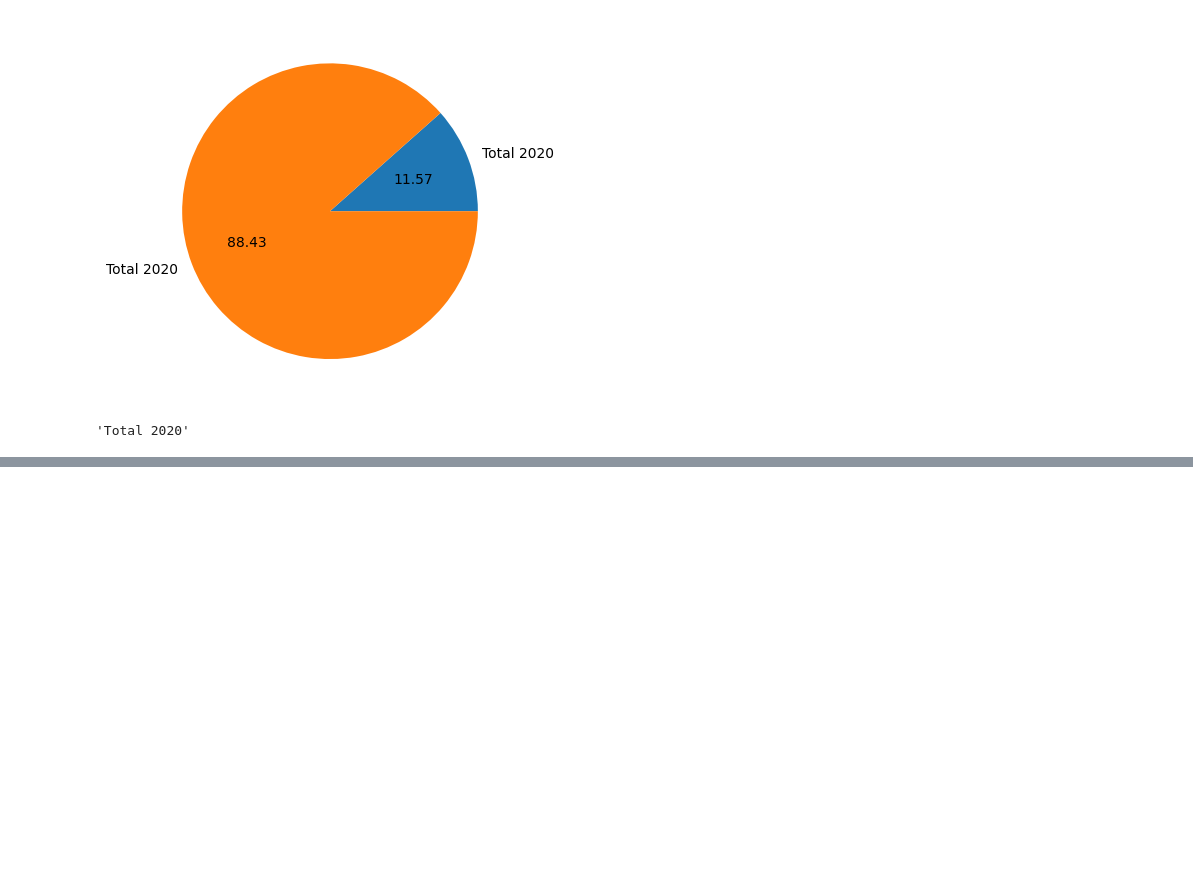
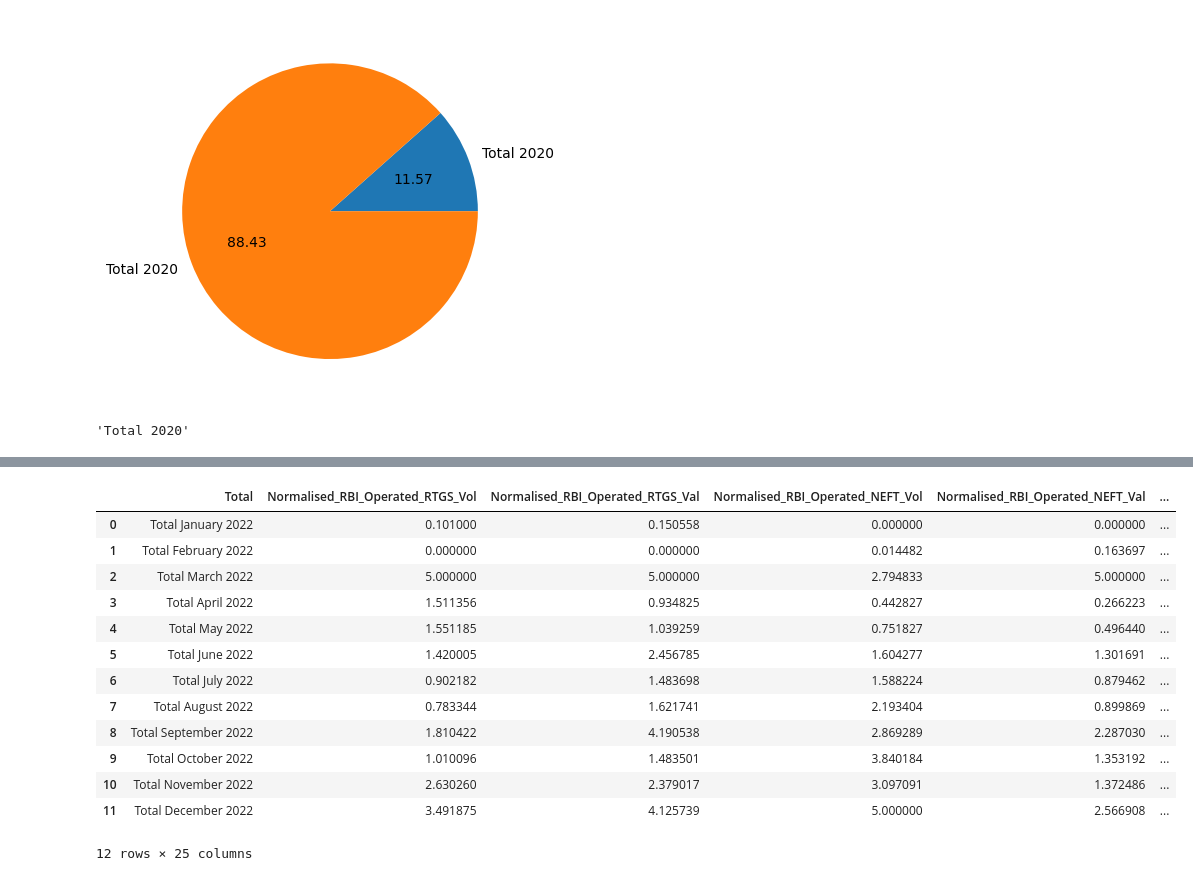
Before and after one commit to kxrxn08/DigitalTransactionAnalysis, a Jupyter notebook: DataCleaning/Quarterly.ipynb, the cells around one changed output, grey strips where cells are left out. Drawn from its saved outputs; the diff is of its cells as text; code cells hidden in the pictures; blank space fills up the shorter version.

```diff
--- a/DataCleaning/Quarterly.ipynb
+++ b/DataCleaning/Quarterly.ipynb
@@ -576,0 +620,18 @@ total_df.iloc[3,0]
+# %%
+new_df=pd.read_csv("Normalised Total data of digital transaction 2022.csv")
+new_df
+# %% [output]
+|  | Total | Normalised_RBI_Operated_RTGS_Vol | Normalised_RBI_Operated_RTGS_Val | Normalised_RBI_Operated_NEFT_Vol | Normalised_RBI_Operated_NEFT_Val | ... |
+| 0 | Total January 2022 | 0.101000 | 0.150558 | 0.000000 | 0.000000 | ... |
+| 1 | Total February 2022 | 0.000000 | 0.000000 | 0.014482 | 0.163697 | ... |
+| 2 | Total March 2022 | 5.000000 | 5.000000 | 2.794833 | 5.000000 | ... |
+| 3 | Total April 2022 | 1.511356 | 0.934825 | 0.442827 | 0.266223 | ... |
+| 4 | Total May 2022 | 1.551185 | 1.039259 | 0.751827 | 0.496440 | ... |
+| 5 | Total June 2022 | 1.420005 | 2.456785 | 1.604277 | 1.301691 | ... |
+| 6 | Total July 2022 | 0.902182 | 1.483698 | 1.588224 | 0.879462 | ... |
+| 7 | Total August 2022 | 0.783344 | 1.621741 | 2.193404 | 0.899869 | ... |
+| 8 | Total September 2022 | 1.810422 | 4.190538 | 2.869289 | 2.287030 | ... |
+| 9 | Total October 2022 | 1.010096 | 1.483501 | 3.840184 | 1.353192 | ... |
+| 10 | Total November 2022 | 2.630260 | 2.379017 | 3.097091 | 1.372486 | ... |
+| 11 | Total December 2022 | 3.491875 | 4.125739 | 5.000000 | 2.566908 | ... |
+12 rows × 25 columns
```
Also changed, not shown: parts of 6 cells of this notebook, 3 other files.
